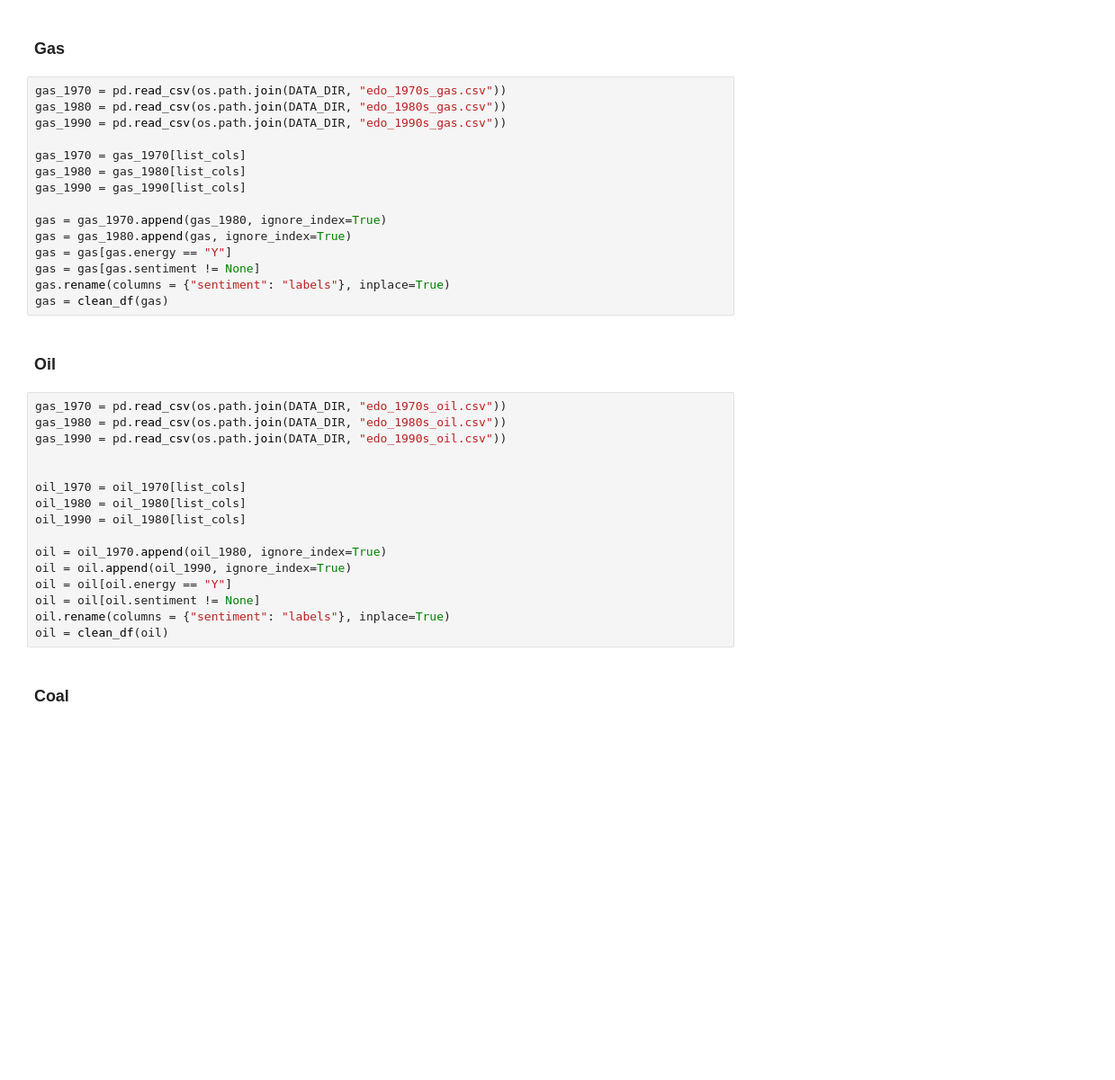
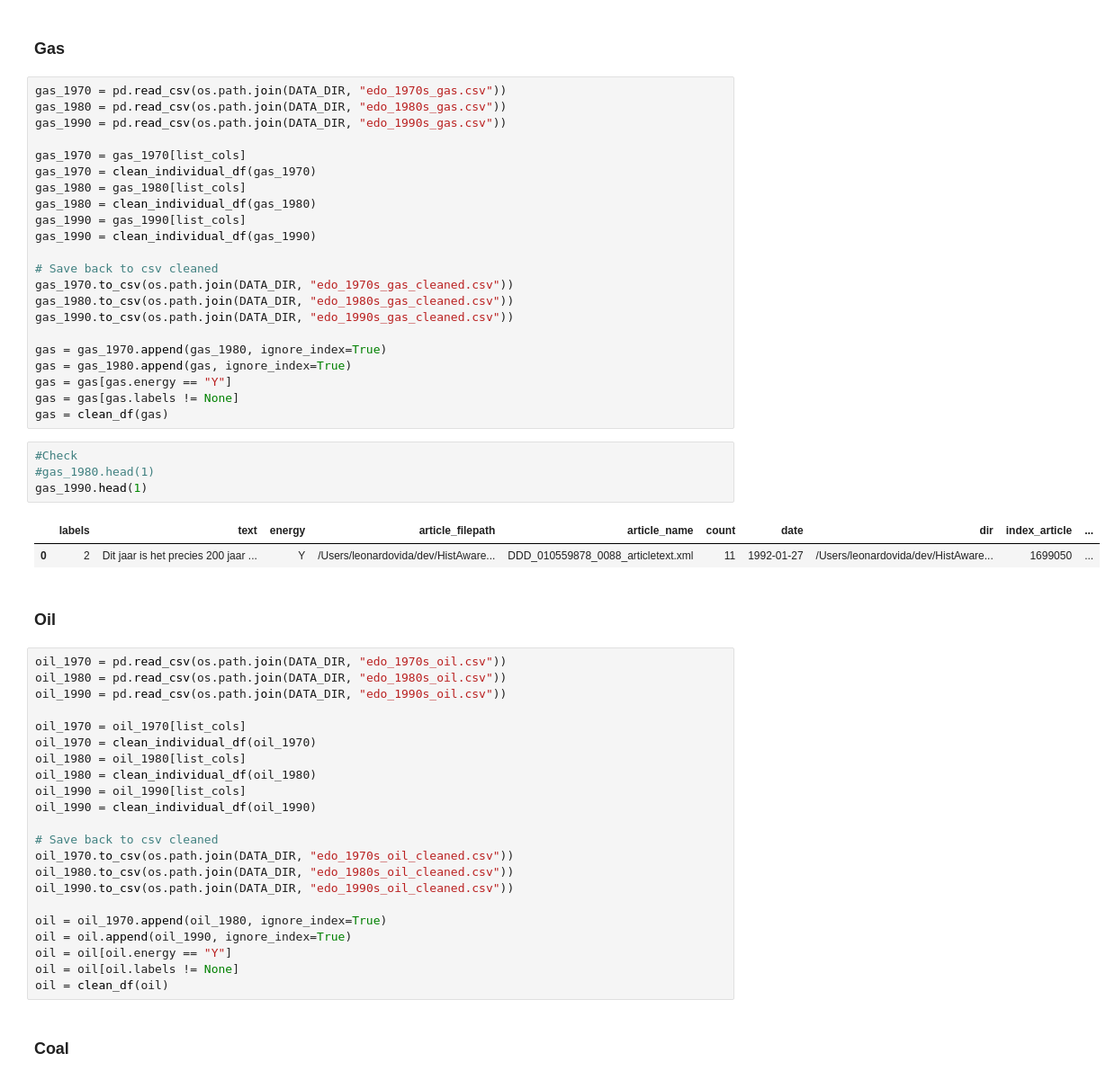
Before and after one commit to UtrechtUniversity/hist-aware, a Jupyter notebook: notebooks/data-processing/DATA_process_labeled_data.ipynb, the cells around one changed output. Shown at 90% size. Cells and saved outputs as stored; diff of their text form; blank space fills up the shorter version.

```diff
--- a/notebooks/data-processing/DATA_process_labeled_data.ipynb
+++ b/notebooks/data-processing/DATA_process_labeled_data.ipynb
@@ -54,32 +82,52 @@ gas_1980 = pd.read_csv(os.path.join(DATA_DIR, "edo_1980s_gas.csv"))
 gas_1990 = pd.read_csv(os.path.join(DATA_DIR, "edo_1990s_gas.csv"))
 
 gas_1970 = gas_1970[list_cols]
+gas_1970 = clean_individual_df(gas_1970)
 gas_1980 = gas_1980[list_cols]
+gas_1980 = clean_individual_df(gas_1980)
 gas_1990 = gas_1990[list_cols]
+gas_1990 = clean_individual_df(gas_1990)
+
+# Save back to csv cleaned
+gas_1970.to_csv(os.path.join(DATA_DIR, "edo_1970s_gas_cleaned.csv"))
+gas_1980.to_csv(os.path.join(DATA_DIR, "edo_1980s_gas_cleaned.csv"))
+gas_1990.to_csv(os.path.join(DATA_DIR, "edo_1990s_gas_cleaned.csv"))
 
 gas = gas_1970.append(gas_1980, ignore_index=True)
 gas = gas_1980.append(gas, ignore_index=True)
 gas = gas[gas.energy == "Y"]
-gas = gas[gas.sentiment != None]
-gas.rename(columns = {"sentiment": "labels"}, inplace=True)
+gas = gas[gas.labels != None]
 gas = clean_df(gas)
+# %%
+#Check
+#gas_1980.head(1)
+gas_1990.head(1)
+# %% [output]
+|  | labels | text | energy | article_filepath | article_name | count | date | dir | index_article | ... |
+| 0 | 2 | Dit jaar is het precies 200 jaar ... | Y | /Users/leonardovida/dev/HistAware... | DDD_010559878_0088_articletext.xml | 11 | 1992-01-27 | /Users/leonardovida/dev/HistAware... | 1699050 | ... |
 # %% [markdown]
 ### Oil
 # %%
-gas_1970 = pd.read_csv(os.path.join(DATA_DIR, "edo_1970s_oil.csv"))
-gas_1980 = pd.read_csv(os.path.join(DATA_DIR, "edo_1980s_oil.csv"))
-gas_1990 = pd.read_csv(os.path.join(DATA_DIR, "edo_1990s_oil.csv"))
-
+oil_1970 = pd.read_csv(os.path.join(DATA_DIR, "edo_1970s_oil.csv"))
+oil_1980 = pd.read_csv(os.path.join(DATA_DIR, "edo_1980s_oil.csv"))
+oil_1990 = pd.read_csv(os.path.join(DATA_DIR, "edo_1990s_oil.csv"))
 
 oil_1970 = oil_1970[list_cols]
+oil_1970 = clean_individual_df(oil_1970)
 oil_1980 = oil_1980[list_cols]
-oil_1990 = oil_1980[list_cols]
+oil_1980 = clean_individual_df(oil_1980)
+oil_1990 = oil_1990[list_cols]
+oil_1990 = clean_individual_df(oil_1990)
+
+# Save back to csv cleaned
+oil_1970.to_csv(os.path.join(DATA_DIR, "edo_1970s_oil_cleaned.csv"))
+oil_1980.to_csv(os.path.join(DATA_DIR, "edo_1980s_oil_cleaned.csv"))
+oil_1990.to_csv(os.path.join(DATA_DIR, "edo_1990s_oil_cleaned.csv"))
 
 oil = oil_1970.append(oil_1980, ignore_index=True)
 oil = oil.append(oil_1990, ignore_index=True)
 oil = oil[oil.energy == "Y"]
-oil = oil[oil.sentiment != None]
-oil.rename(columns = {"sentiment": "labels"}, inplace=True)
+oil = oil[oil.labels != None]
 oil = clean_df(oil)
 # %% [markdown]
 ### Coal
```
Also changed, not shown: parts of 9 cells of this notebook, 20 other files.
